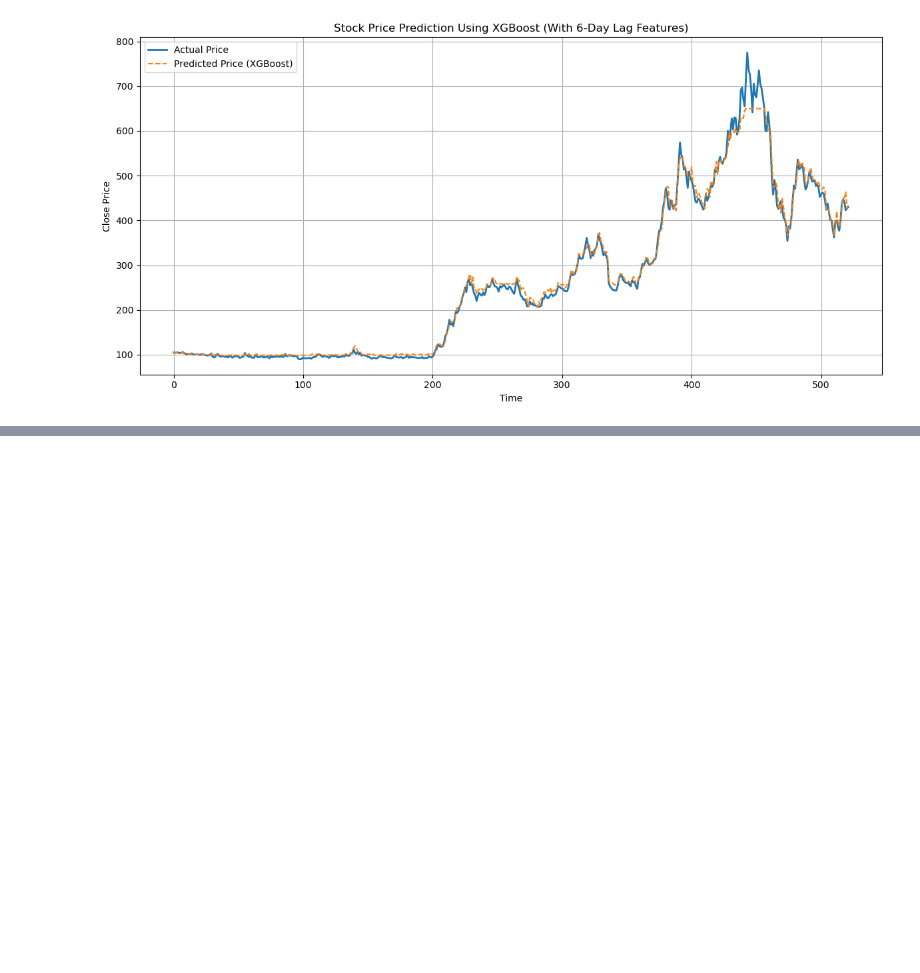
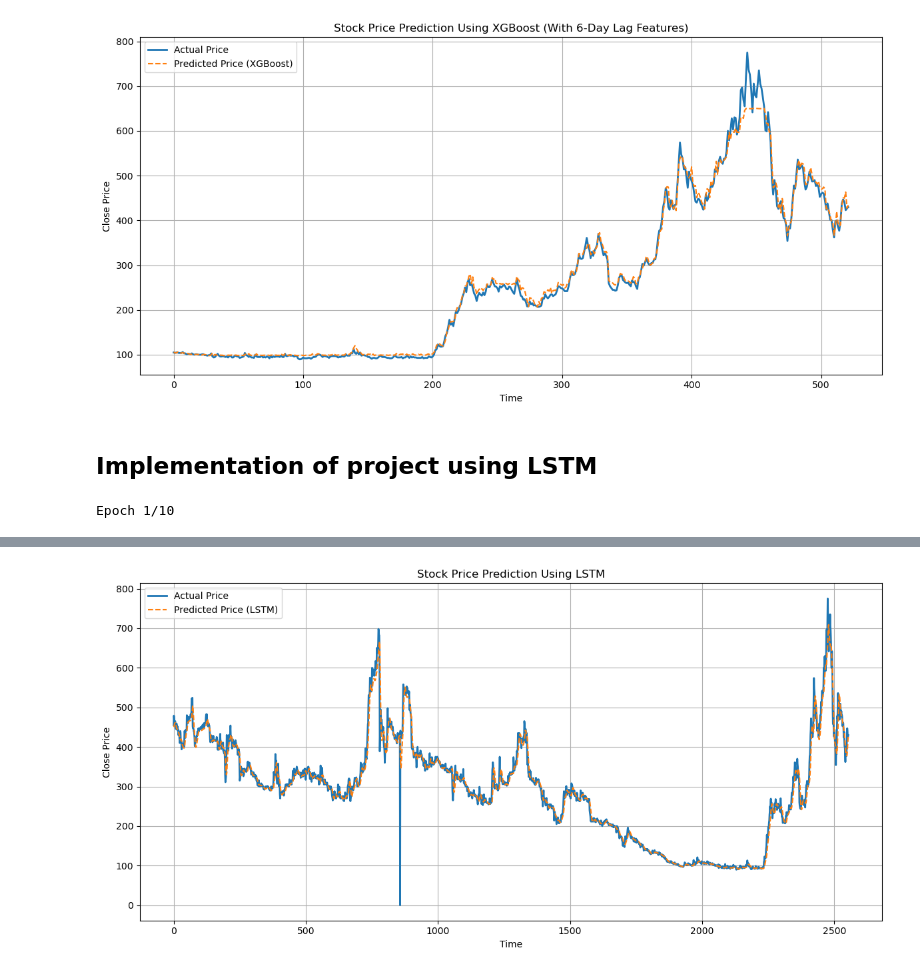
Before and after one commit to anish-upreti/Data-Science-and-ML-with-python, a Jupyter notebook: Assignments and Mini projects/Stock_market_prediction.ipynb, the cells around one changed output, grey strips where cells are left out. Cells and saved outputs as stored; diff of their text form; code cells hidden in the pictures; blank space fills up the shorter version.

```diff
--- a/Assignments and Mini projects/Stock_market_prediction.ipynb
+++ b/Assignments and Mini projects/Stock_market_prediction.ipynb
@@ -267,3 +267,70 @@ RMSE with XGBoost: 15.26
 R-squared with XGBoost: 0.9924
 Relative Error: 5.80%
 [figure]
+# %% [markdown]
+## Implementation of project using LSTM
+# %%
+# Import required libraries
+import numpy as np
+import pandas as pd
+import matplotlib.pyplot as plt
+from sklearn.preprocessing import MinMaxScaler
+from keras.models import Sequential
+from keras.layers import LSTM, Dense
+
+# Load the stock price data
+url = "https://raw.githubusercontent.com/sarojrana/nepse-data/main/data/AHPC_2000-01-01_2021-12-31.csv"
+df = pd.read_csv(url, parse_dates=['Date'])
+df = df.sort_values('Date')  # Ensure chronological order
+
+# Use only the 'Close Price' column
+data = df[['Close Price']].copy()
+
+# Normalize the data
+scaler = MinMaxScaler()
+scaled_data = scaler.fit_transform(data)
+
+# Create sequences for LSTM
+def create_dataset(dataset, time_step=60):
+    X, y = [], []
+    for i in range(time_step, len(dataset)):
+        X.append(dataset[i-time_step:i, 0])  # Input sequence
+        y.append(dataset[i, 0])              # Next day's price
+    return np.array(X), np.array(y)
+
+# Prepare the data
+time_step = 60
+X, y = create_dataset(scaled_data, time_step)
+X = X.reshape((X.shape[0], X.shape[1], 1))  # Reshape for LSTM input
+
+# Build the LSTM model
+model = Sequential([
+    LSTM(50, return_sequences=True, input_shape=(time_step, 1)),
+    LSTM(50),
+    Dense(1)
+])
+
+# Compile and train the model
+model.compile(optimizer='adam', loss='mean_squared_error')
+model.fit(X, y, epochs=10, batch_size=32, verbose=1)
+
+# Make predictions on the same dataset
+y_pred = model.predict(X)
+
+# Inverse transform to original scale
+y_pred_inv = scaler.inverse_transform(y_pred)
+y_actual_inv = scaler.inverse_transform(y.reshape(-1, 1))
+
+# Plot actual vs predicted prices
+plt.figure(figsize=(12, 6))
+plt.plot(y_actual_inv, label='Actual Price', linewidth=2)
+plt.plot(y_pred_inv, label='Predicted Price (LSTM)', linestyle='--')
+plt.title('Stock Price Prediction Using LSTM')
+plt.xlabel('Time')
+plt.ylabel('Close Price')
+plt.legend()
+plt.grid(True)
+plt.tight_layout()
+plt.show()
+# %% [output]
+Epoch 1/10
@@ -269,0 +357 @@ Relative Error: 5.80%
+[figure, added]
```
Also changed, not shown: parts of 1 cell of this notebook, 1 other file.
